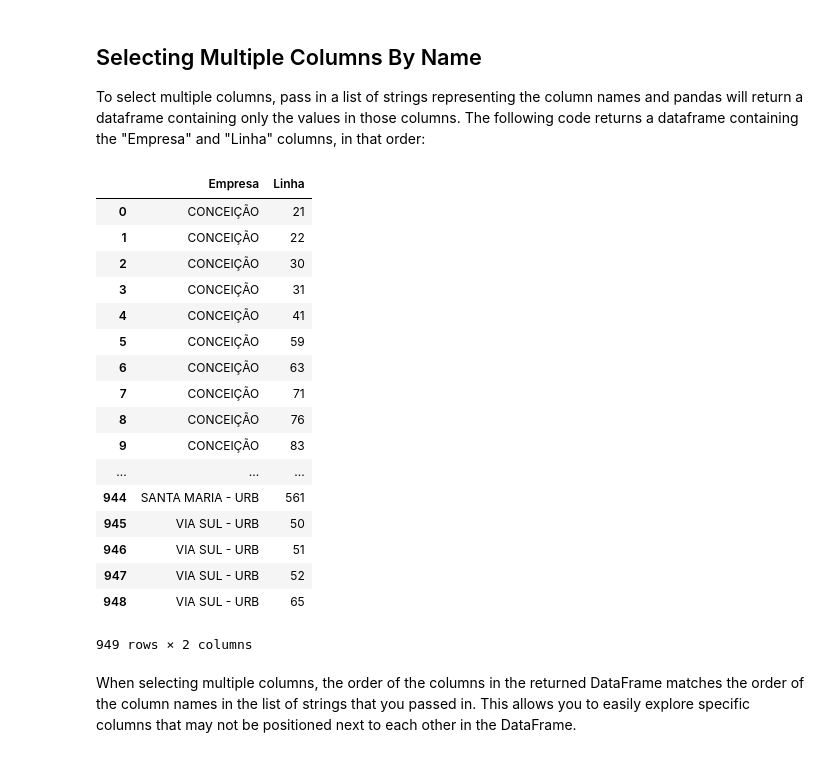
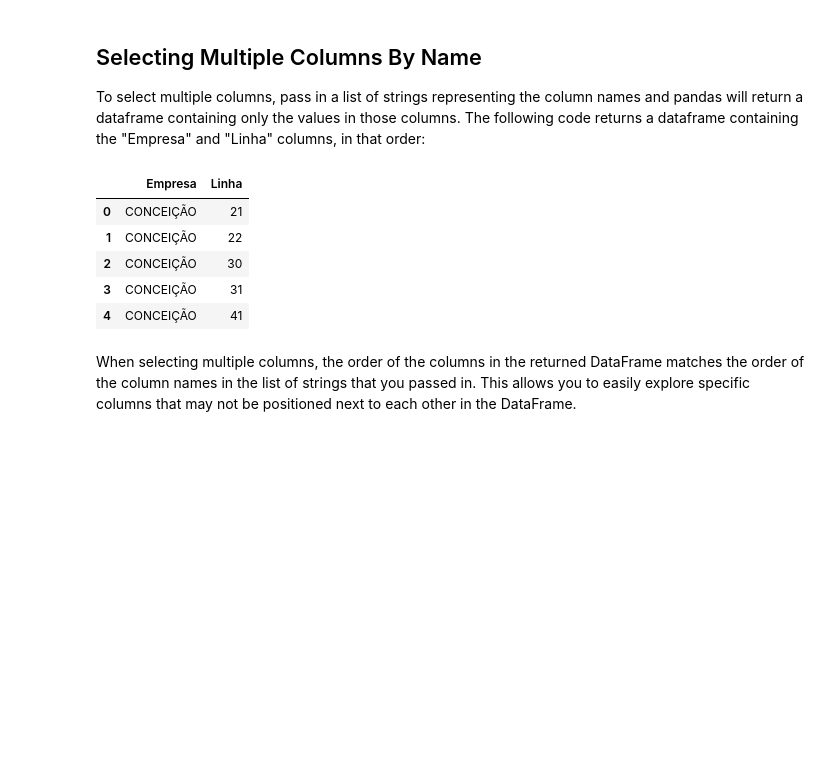
Before and after one commit to aguinaldoabbj/minicourse_open_data_natal_2019, a Jupyter notebook: 1_intro_pandas.ipynb, the cells around one changed output. Cells and saved outputs as stored; diff of their text form; code cells hidden in the pictures; blank space fills up the shorter version.

```diff
--- a/1_intro_pandas.ipynb
+++ b/1_intro_pandas.ipynb
@@ -276,26 +267,14 @@ Name: Empresa, Length: 949, dtype: object
 
 To select multiple columns, pass in a list of strings representing the column names and pandas will return a dataframe containing only the values in those columns. The following code returns a dataframe containing the "Empresa" and "Linha" columns, in that order:
 # %%
-df[['Empresa','Linha']]
+df[['Empresa','Linha']].head()
 # %% [output]
 |  | Empresa | Linha |
 | 0 | CONCEIÇÃO | 21 |
 | 1 | CONCEIÇÃO | 22 |
 | 2 | CONCEIÇÃO | 30 |
 | 3 | CONCEIÇÃO | 31 |
 | 4 | CONCEIÇÃO | 41 |
-| 5 | CONCEIÇÃO | 59 |
-| 6 | CONCEIÇÃO | 63 |
-| 7 | CONCEIÇÃO | 71 |
-| 8 | CONCEIÇÃO | 76 |
-| 9 | CONCEIÇÃO | 83 |
-| ... | ... | ... |
-| 944 | SANTA MARIA - URB | 561 |
-| 945 | VIA SUL - URB | 50 |
-| 946 | VIA SUL - URB | 51 |
-| 947 | VIA SUL - URB | 52 |
-| 948 | VIA SUL - URB | 65 |
-949 rows × 2 columns
 # %% [markdown]
 When selecting multiple columns, the order of the columns in the returned DataFrame matches the order of the column names in the list of strings that you passed in. This allows you to easily explore specific columns that may not be positioned next to each other in the DataFrame.
 # %% [markdown]
```
Also changed, not shown: parts of 20 cells of this notebook.
